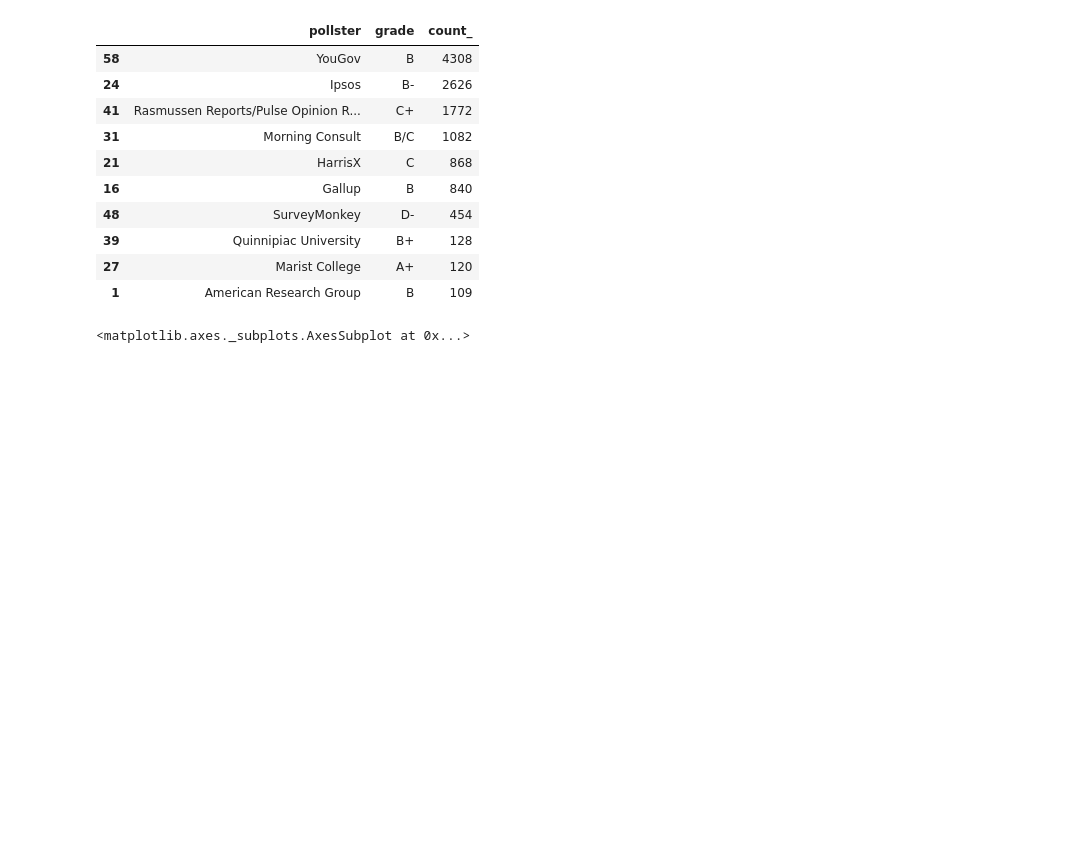
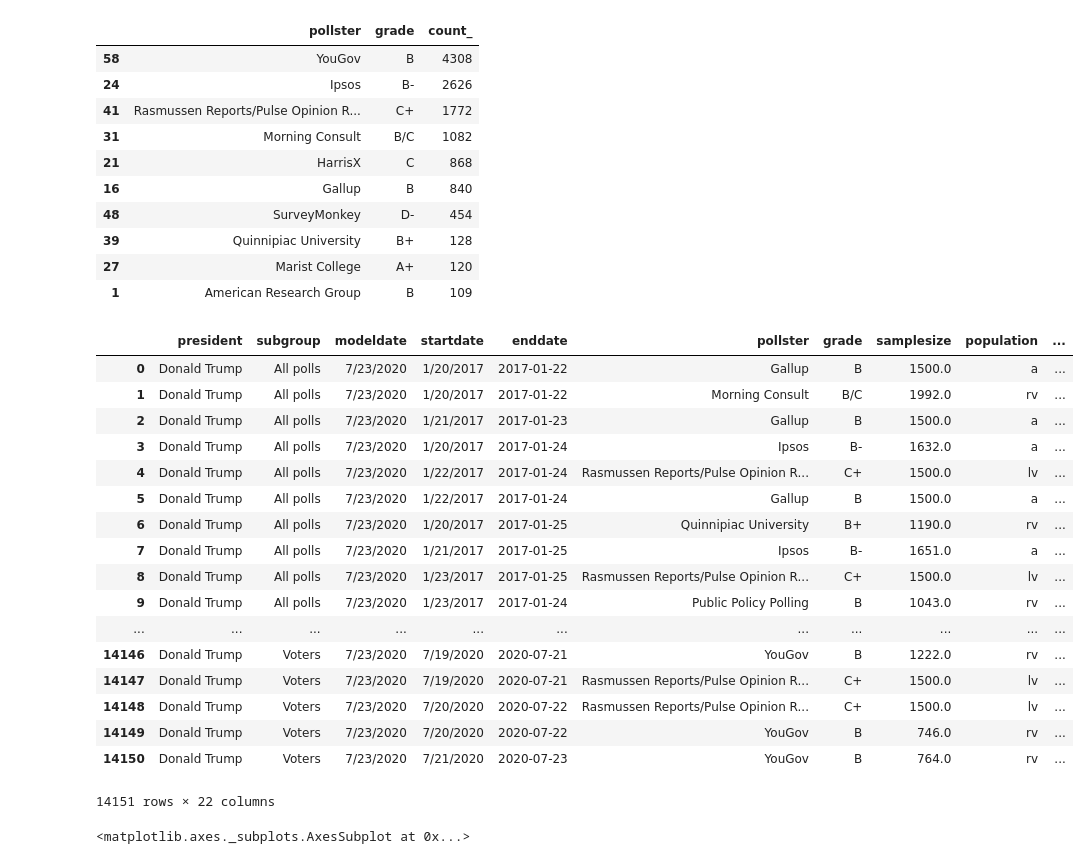
Before and after one commit to js850/KustoPandas, a Jupyter notebook: examples/trump_approval_ratings.ipynb, the cells around one changed output. Saved outputs shown, nothing was run; the diff lists cells and outputs as text; code cells hidden in the pictures; blank space fills up the shorter version.

```diff
--- a/examples/trump_approval_ratings.ipynb
+++ b/examples/trump_approval_ratings.ipynb
@@ -67,7 +74,27 @@ w.summarize("count() by pollster, grade").top(10, "count_")
 | 27 | Marist College | A+ | 120 |
 | 1 | American Research Group | B | 109 |
 # %%
-w = w.project_rename("enddate = datetime(enddate)")
+w = w.extend("enddate = datetime(enddate)")
+w
+# %% [output]
+|  | president | subgroup | modeldate | startdate | enddate | pollster | grade | samplesize | population | ... |
+| 0 | Donald Trump | All polls | 7/23/2020 | 1/20/2017 | 2017-01-22 | Gallup | B | 1500.0 | a | ... |
+| 1 | Donald Trump | All polls | 7/23/2020 | 1/20/2017 | 2017-01-22 | Morning Consult | B/C | 1992.0 | rv | ... |
+| 2 | Donald Trump | All polls | 7/23/2020 | 1/21/2017 | 2017-01-23 | Gallup | B | 1500.0 | a | ... |
+| 3 | Donald Trump | All polls | 7/23/2020 | 1/20/2017 | 2017-01-24 | Ipsos | B- | 1632.0 | a | ... |
+| 4 | Donald Trump | All polls | 7/23/2020 | 1/22/2017 | 2017-01-24 | Rasmussen Reports/Pulse Opinion R... | C+ | 1500.0 | lv | ... |
+| 5 | Donald Trump | All polls | 7/23/2020 | 1/22/2017 | 2017-01-24 | Gallup | B | 1500.0 | a | ... |
+| 6 | Donald Trump | All polls | 7/23/2020 | 1/20/2017 | 2017-01-25 | Quinnipiac University | B+ | 1190.0 | rv | ... |
+| 7 | Donald Trump | All polls | 7/23/2020 | 1/21/2017 | 2017-01-25 | Ipsos | B- | 1651.0 | a | ... |
+| 8 | Donald Trump | All polls | 7/23/2020 | 1/23/2017 | 2017-01-25 | Rasmussen Reports/Pulse Opinion R... | C+ | 1500.0 | lv | ... |
+| 9 | Donald Trump | All polls | 7/23/2020 | 1/23/2017 | 2017-01-24 | Public Policy Polling | B | 1043.0 | rv | ... |
+| ... | ... | ... | ... | ... | ... | ... | ... | ... | ... | ... |
+| 14146 | Donald Trump | Voters | 7/23/2020 | 7/19/2020 | 2020-07-21 | YouGov | B | 1222.0 | rv | ... |
+| 14147 | Donald Trump | Voters | 7/23/2020 | 7/19/2020 | 2020-07-21 | Rasmussen Reports/Pulse Opinion R... | C+ | 1500.0 | lv | ... |
+| 14148 | Donald Trump | Voters | 7/23/2020 | 7/20/2020 | 2020-07-22 | Rasmussen Reports/Pulse Opinion R... | C+ | 1500.0 | lv | ... |
+| 14149 | Donald Trump | Voters | 7/23/2020 | 7/20/2020 | 2020-07-22 | YouGov | B | 746.0 | rv | ... |
+| 14150 | Donald Trump | Voters | 7/23/2020 | 7/21/2020 | 2020-07-23 | YouGov | B | 764.0 | rv | ... |
+14151 rows × 22 columns
 # %%
 (w.summarize("avg(approve), avg(disapprove) by bin(enddate, 7d)")
 .render("timechart"))
```
Also changed, not shown: parts of 4 cells of this notebook, 1 other file.
